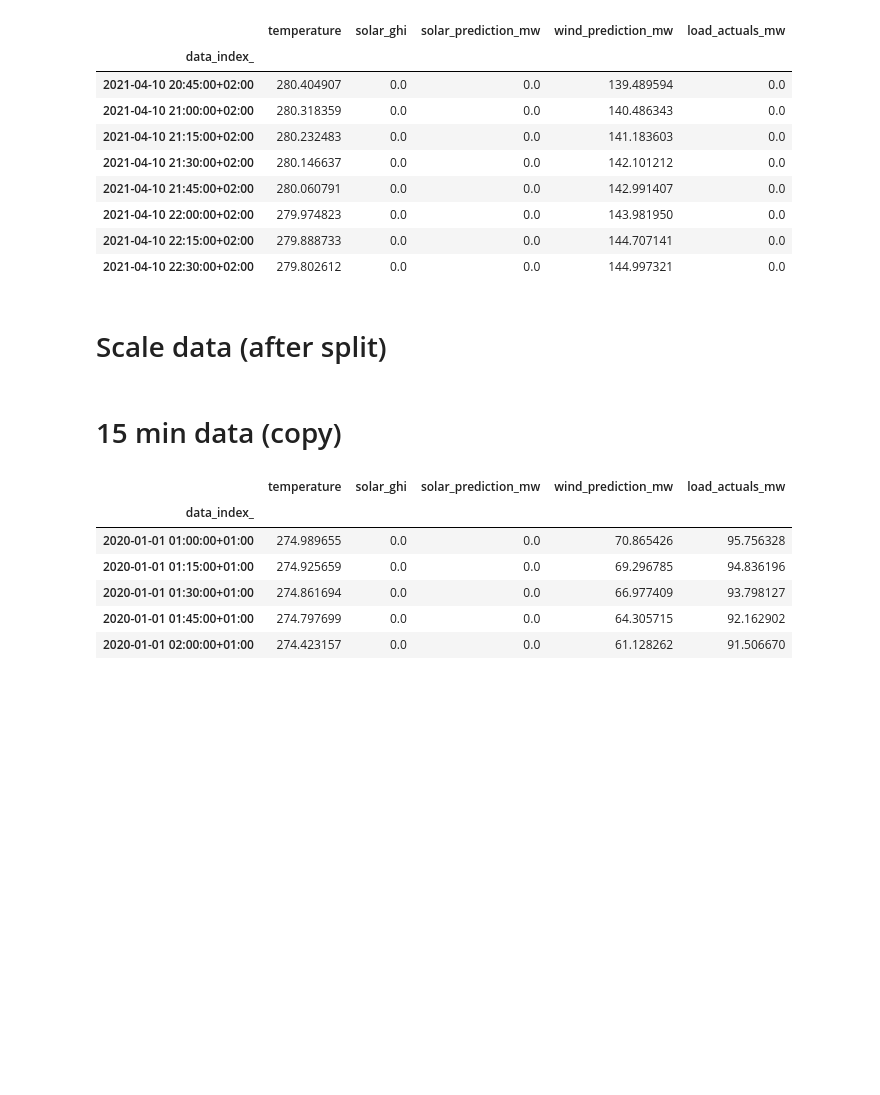
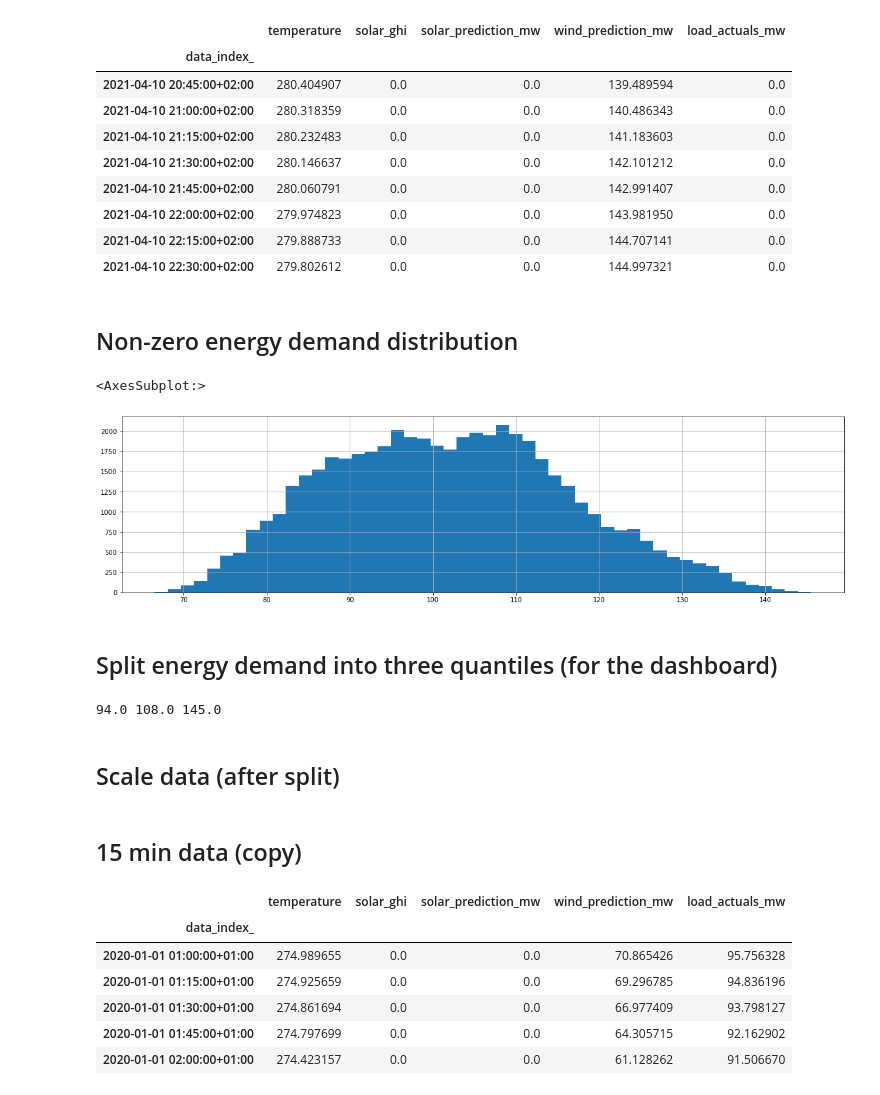
Before and after one commit to MixKlim/MLOps-Bootcamp-2021, a Jupyter notebook: process_data.ipynb, the cells around one changed output. Cells and saved outputs as stored; diff of their text form; code cells hidden in the pictures; blank space fills up the shorter version.

```diff
--- a/process_data.ipynb
+++ b/process_data.ipynb
@@ -150,8 +150,25 @@ energy_data[energy_data.load_actuals_mw == 0]
 | 2021-04-10 22:00:00+02:00 | 279.974823 | 0.0 | 0.0 | 143.981950 | 0.0 |
 | 2021-04-10 22:15:00+02:00 | 279.888733 | 0.0 | 0.0 | 144.707141 | 0.0 |
 | 2021-04-10 22:30:00+02:00 | 279.802612 | 0.0 | 0.0 | 144.997321 | 0.0 |
+# %% [markdown]
+## Non-zero energy demand distribution
+# %%
+energy_data[energy_data.load_actuals_mw != 0].load_actuals_mw.hist(bins=50, figsize=(20,5))
+# %% [output]
+<AxesSubplot:>
+[figure, added]
+# %% [markdown]
+## Split energy demand into three quantiles (for the dashboard)
+# %%
+normal_charge = np.floor(np.quantile(energy_data[energy_data.load_actuals_mw != 0].load_actuals_mw, 0.33))
+middle_charge = np.floor(np.quantile(energy_data[energy_data.load_actuals_mw != 0].load_actuals_mw, 0.66))
+low_charge = np.floor(np.quantile(energy_data[energy_data.load_actuals_mw != 0].load_actuals_mw, 1.0))
+
+print(normal_charge, middle_charge, low_charge)
+# %% [output]
+94.0 108.0 145.0
 # %% [markdown]
-# Scale data (after split)
+## Scale data (after split)
 # %%
 # scaler = MinMaxScaler()
 # for column in weather_data.drop('load_actuals_mw', axis=1).columns.to_list():
@@ -160,7 +177,7 @@ energy_data[energy_data.load_actuals_mw == 0]
 #     plt.title(column)
 #     plt.show()
 # %% [markdown]
-# 15 min data (copy)
+## 15 min data (copy)
 # %%
 energy_data_15_min = energy_data.copy()
 energy_data_15_min.head()
```
Also changed, not shown: parts of 9 cells of this notebook, 25 other files.
